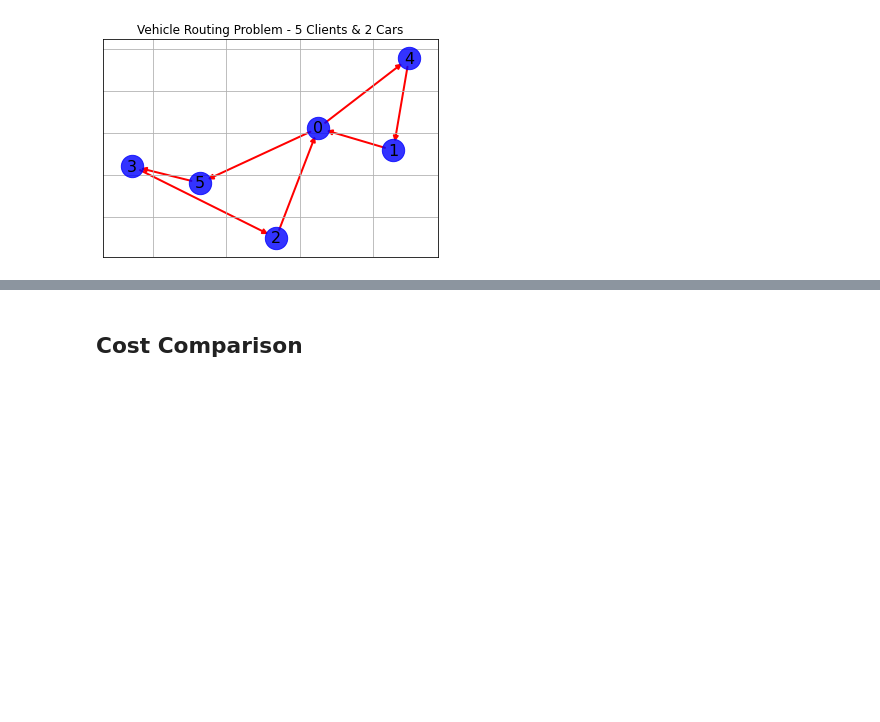
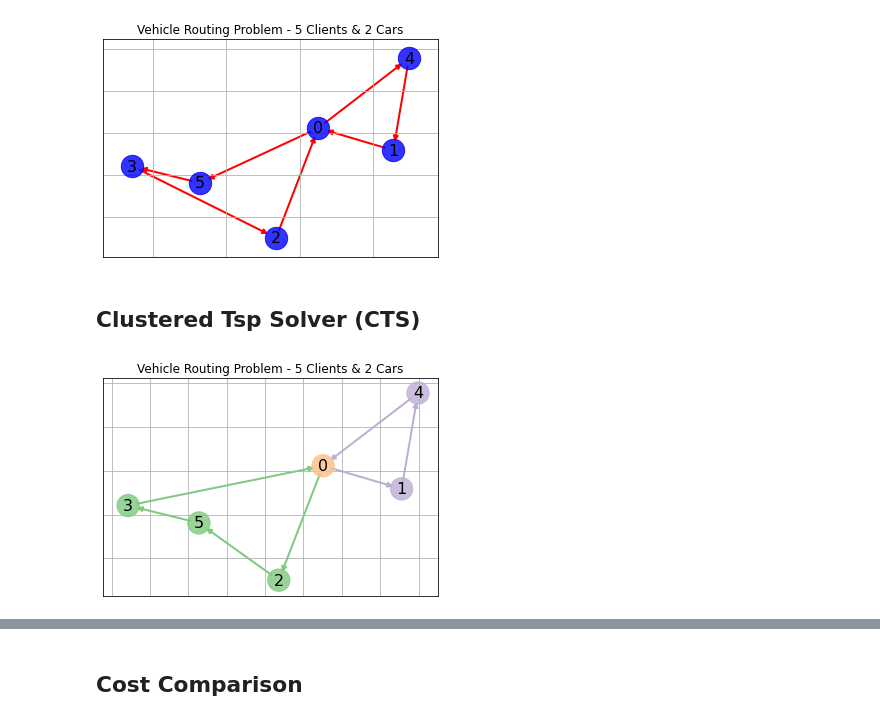
Before and after one commit to VGGatGitHub/QOSF-cohort3, a Jupyter notebook: vehicle_routing/Vehicle_Routing.ipynb, the cells around one changed output, grey strips where cells are left out. Saved outputs shown, nothing was run; the diff lists cells and outputs as text; code cells hidden in the pictures; blank space fills up the shorter version.

```diff
--- a/vehicle_routing/Vehicle_Routing.ipynb
+++ b/vehicle_routing/Vehicle_Routing.ipynb
@@ -20,6 +22,8 @@ vrp1 = FullQuboSolver(n, m, instance)
 vrp2 = AveragePartitionSolver(n, m, instance)
 vrp3 = RouteActivationSolver(n, m, instance)
 vrp4 = QiskitNativeSolver(n, m, instance)
+vrp5 = ClusteredTspSolver(n, m, instance)
+vrp6 = SolutionPartitionSolver(n, m, instance)
 # %% [markdown]
 ## Solve via Hybrid Solvers
 # %%
@@ -50,3 +54,9 @@ vrp3.visualize(xc, yc)
 vrp4.visualize(xc, yc)
 # %% [output]
 [figure]
+# %% [markdown]
+## Clustered Tsp Solver (CTS)
+# %%
+vrp5.visualize(xc, yc)
+# %% [output]
+[figure, added]
```
Also changed, not shown: parts of 5 cells of this notebook, 7 other files.
